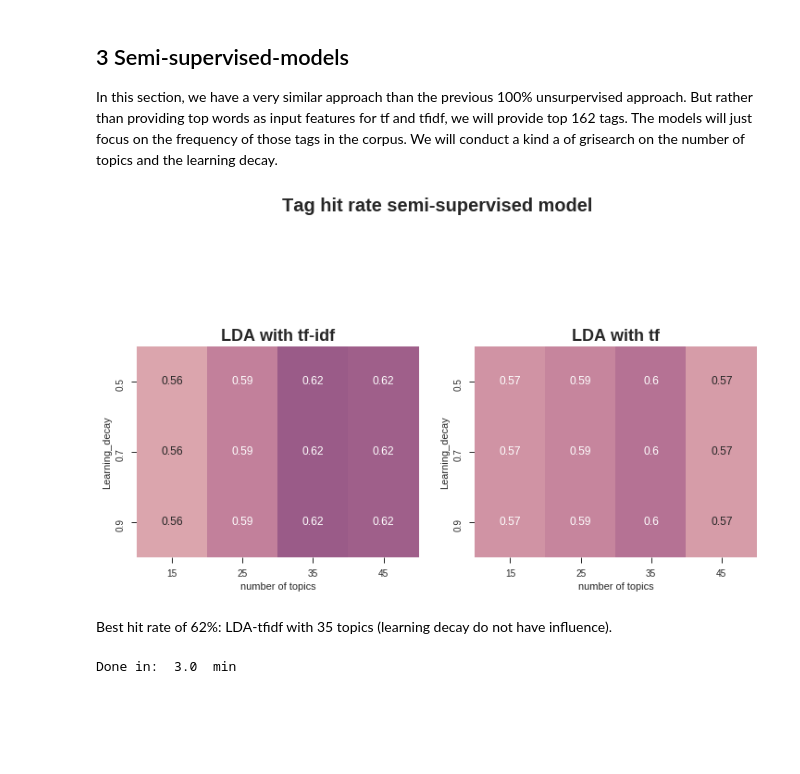
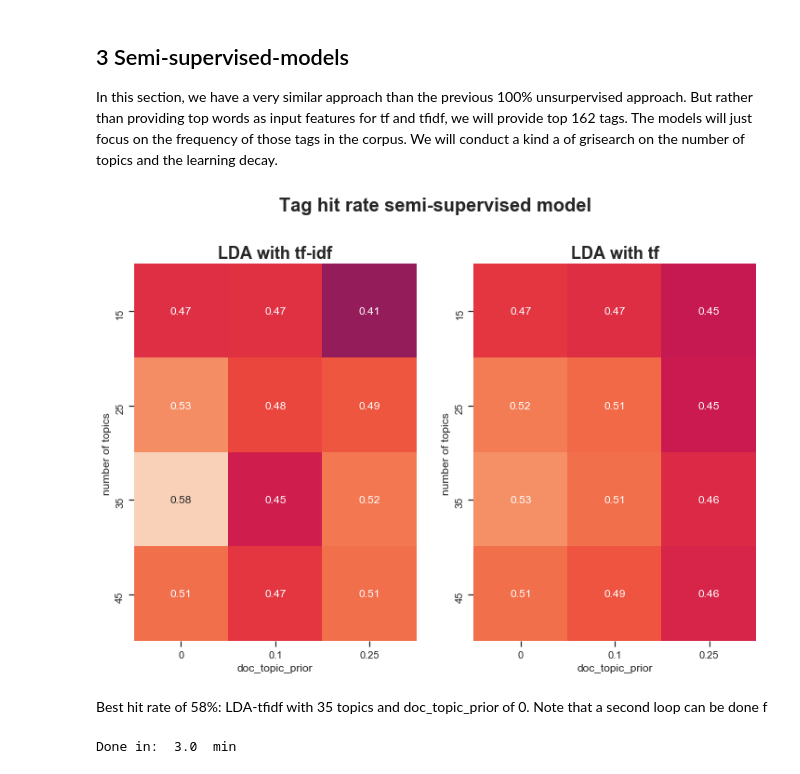
Before and after one commit to Umercia/NLP_Stackoverflow, a Jupyter notebook: NLP_stackoverflow_2.ipynb, the cells around one changed output. Cells and saved outputs as stored; diff of their text form; code cells hidden in the pictures; blank space fills up the shorter version.

Commit message:
semi-supervised, grid search on doc_topic_prior

```diff
--- a/NLP_stackoverflow_2.ipynb
+++ b/NLP_stackoverflow_2.ipynb
@@ -153,30 +153,6 @@ for line in tags:
 
 primary_tags = nltk.FreqDist(primary_tags)   # ~ dict type
 all_tags = nltk.FreqDist(all_tags)           # ~ dict type
-# %%
-# plot results LDA-tfidf
-
-# inputs
-grid_scores = [grid_score_lda_tfidf_sem, grid_score_lda_tf_sem]
-titles = ["LDA with tf-idf", "LDA with tf" ]
-
-# plot
-sns.set(style="ticks", palette="pastel")
-fig = plt.figure(figsize=(12,8))
-fig.suptitle("Tag hit rate semi-supervised model", fontweight="bold", size=20)
-for i,grid_score in enumerate(grid_scores):
-    plt.subplot(1,2,i+1)
-    sns.heatmap(grid_score,
-                square=True,
-                annot=True,
-                cbar=False,
-                vmin=0.5,
-                vmax=0.7,
-                xticklabels=param_values[0],
-                yticklabels=param_values[1])
-    plt.title(titles[i], fontweight="bold",size = 18)
-    plt.xlabel("number of topics")
-    plt.ylabel("Learning_decay");
 # %%
 # Graph top tags
 
@@ -517,10 +493,10 @@ We will conduct a kind a of grisearch on the number of topics and the learning d
 t0 = time()
 
 # define search parameters
-param_1 = [15,25,35, 45]
-param_2 = [0.5, 0.7, 0.9]
+param_1 = [15, 25, 35, 45]
+param_2 = [0, 0.1, 0.25]
 param_1_name = "n_components"
-param_2_name = "Learning_decay"
+param_2_name = "doc_topic_prior"
 voca = vocabulary(all_words, all_tags, 1, 162)  # semi-supervised here
 
 ## grid results array
@@ -574,31 +550,31 @@ for i in param_1:
 # %%
 # plot gridsearch results
 
 # inputs
 grid_scores = [grid_score_lda_tfidf_sem,  grid_score_lda_tf_sem]
 titles = ["LDA with tf-idf", "LDA with tf" ]
 
 # plot
 sns.set(style="ticks", palette="pastel")
 fig = plt.figure(figsize=(12,8))
 fig.suptitle("Tag hit rate semi-supervised model", fontweight="bold", size=20)
 for i,grid_score in enumerate(grid_scores):
     plt.subplot(1,2,i+1)
     sns.heatmap(grid_score,
                 square=True,
                 annot=True,
                 cbar=False,
-                vmin=0.5,
-                vmax=0.7,
-                xticklabels=param_values[0],
-                yticklabels=param_values[1])
+                vmin=0.3,
+                vmax=0.6,
+                xticklabels=param_values[1],
+                yticklabels=param_values[0])
     plt.title(titles[i], fontweight="bold",size = 18)
-    plt.xlabel("number of topics")
-    plt.ylabel("Learning_decay");
+    plt.ylabel("number of topics")
+    plt.xlabel("doc_topic_prior");
 # %% [output]
-[figure, old version]
+[figure, new version]
 # %% [markdown]
-Best hit rate of 62%: LDA-tfidf  with 35 topics (learning decay do not have influence).
+Best hit rate of 58%: LDA-tfidf  with 35 topics and doc_topic_prior of 0. Note that a second loop can be done f
 # %%
 # final unsupervised model: 35 topics
 t0 = time()
```
Also changed, not shown: parts of 3 cells of this notebook, 18 other files.
